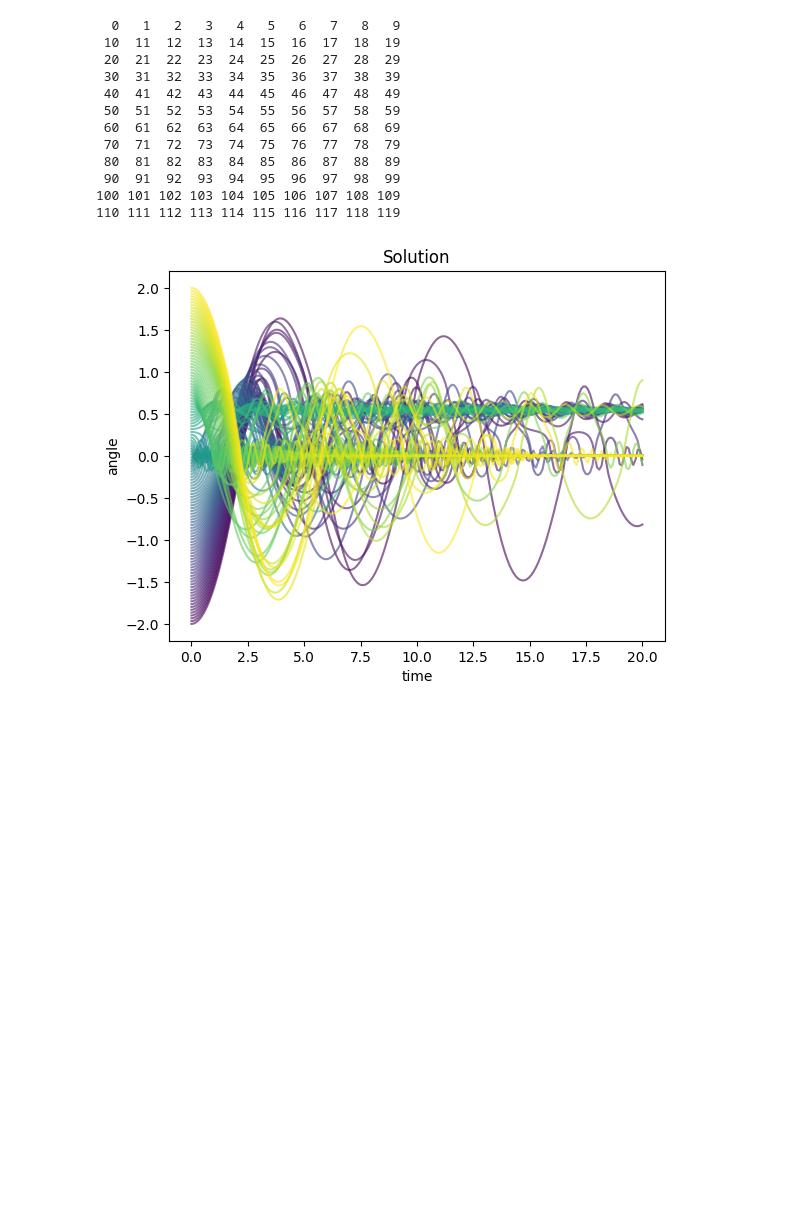
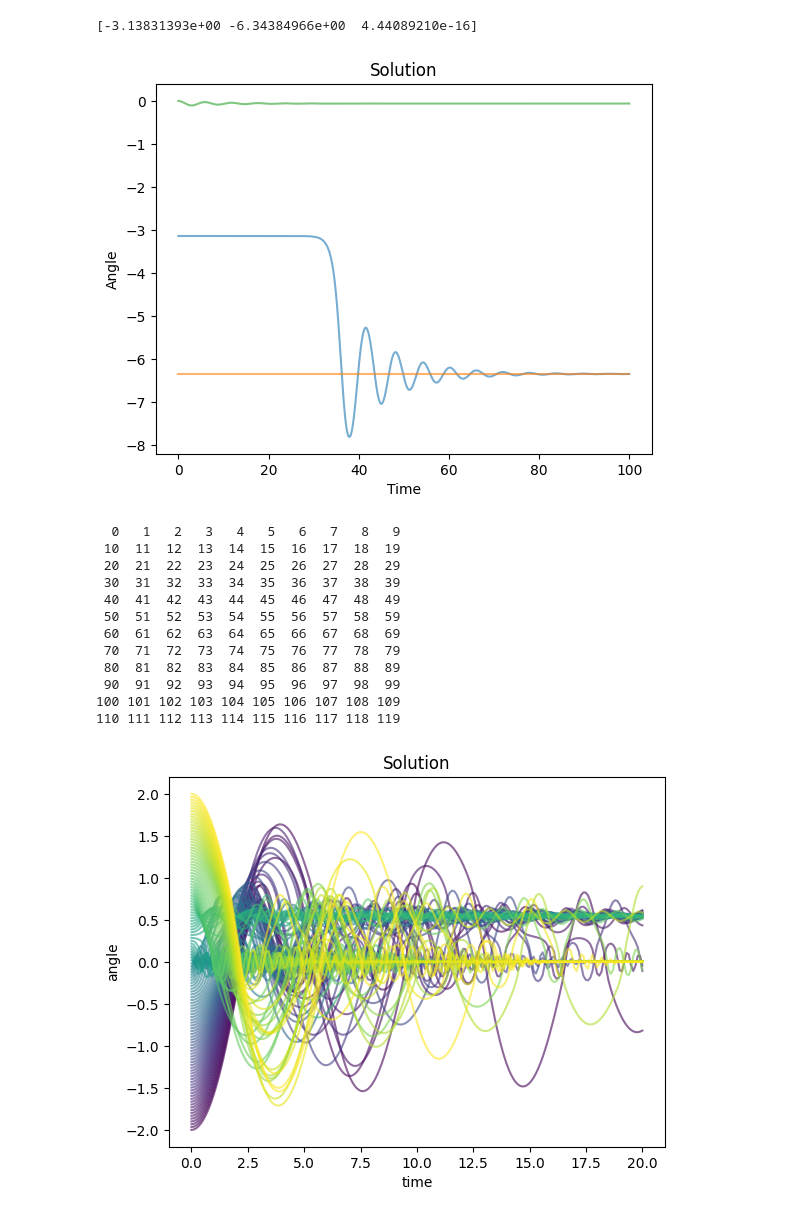
Before and after one commit to Dobel26/MagneticPendulum, a Jupyter notebook: simulation.ipynb, the cells around one changed output. Cells and saved outputs as stored; diff of their text form; code cells hidden in the pictures; blank space fills up the shorter version.

Commit message:
Update equilibrium point search

```diff
--- a/simulation.ipynb
+++ b/simulation.ipynb
@@ -141,8 +141,8 @@ class system:
 
     def are_angles_equivalent(self, equil1, equil2, tol=1e-6):
         # Normalize angles to the range [-pi, pi)
-        normalized_angle1 = (equil1[0] + np.pi) % (2 * np.pi) - np.pi
-        normalized_angle2 = (equil2[0] + np.pi) % (2 * np.pi) - np.pi
+        normalized_angle1 = equil1[0] % (2 * np.pi)
+        normalized_angle2 = equil2[0] % (2 * np.pi)
 
         # Check if the normalized angles are close within the given tolerance
         angle_close = np.isclose(normalized_angle1, normalized_angle2, atol=tol)
@@ -152,10 +152,10 @@ class system:
         # Return True if the angles are close, otherwise return False
         return angle_close
 
-    def find_equil_points(self, num_points=10, tolerance=1e-6):
+    def find_equil_points(self, num_points=50):
         equil_points = []
 
-        for angle in np.linspace(-np.pi, np.pi, num_points):
+        for angle in np.linspace(-np.pi, np.pi, num_points, endpoint=False):
 
             equillibrium = fsolve(self.rhs, [angle, 0.0], args=(self.magnets, 0))
             #print(equillibrium)
@@ -163,9 +163,28 @@ class system:
             if np.isclose(equillibrium[1], 0.0) and not any(self.are_angles_equivalent(equillibrium, ep, tol=1e-6) for ep in equil_points):
                 equil_points.append(equillibrium)
 
+        equil_points = np.array(equil_points)[:, 0]
         np.save("equil_points.npy", equil_points)
 
         self.equil_points = equil_points
+# %%
+fig, ax = plt.subplots()
+
+pendulum = system([0, 0])
+pendulum.add_magnet(magnet([1, 2], [0, 1]))
+pendulum.find_equil_points()
+crit_points = pendulum.equil_points
+print(crit_points)
+for crit_point in crit_points:
+    pendulum.angle = crit_point
+    pendulum.vel = 0
+    pendulum.solve()
+    pendulum.plot_solution(ax=ax)
+
+plt.show()
+# %% [output]
+[-3.13831393e+00 -6.34384966e+00  4.44089210e-16]
+[figure, added]
 # %%
 fig, ax = plt.subplots()
 
```
Also changed, not shown: 4 other files.
